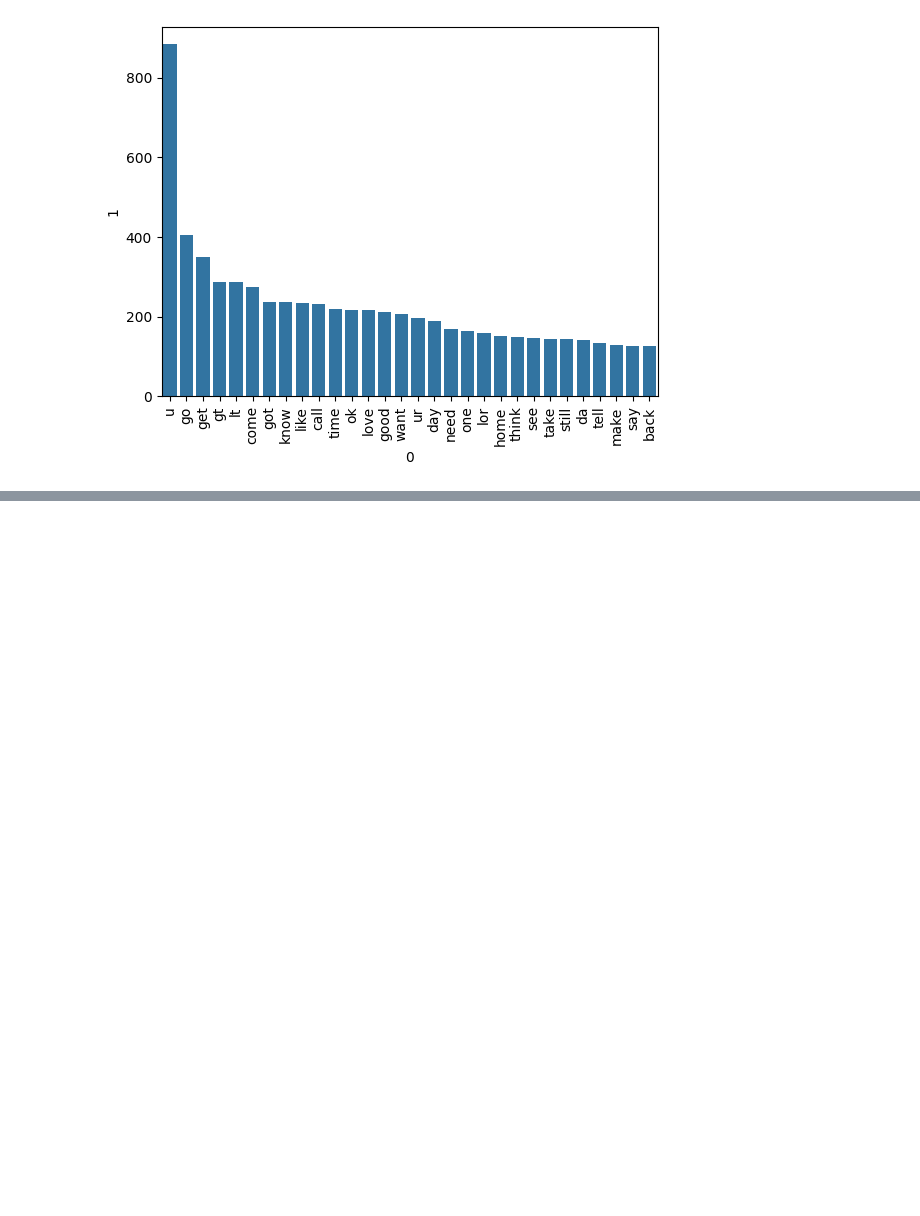
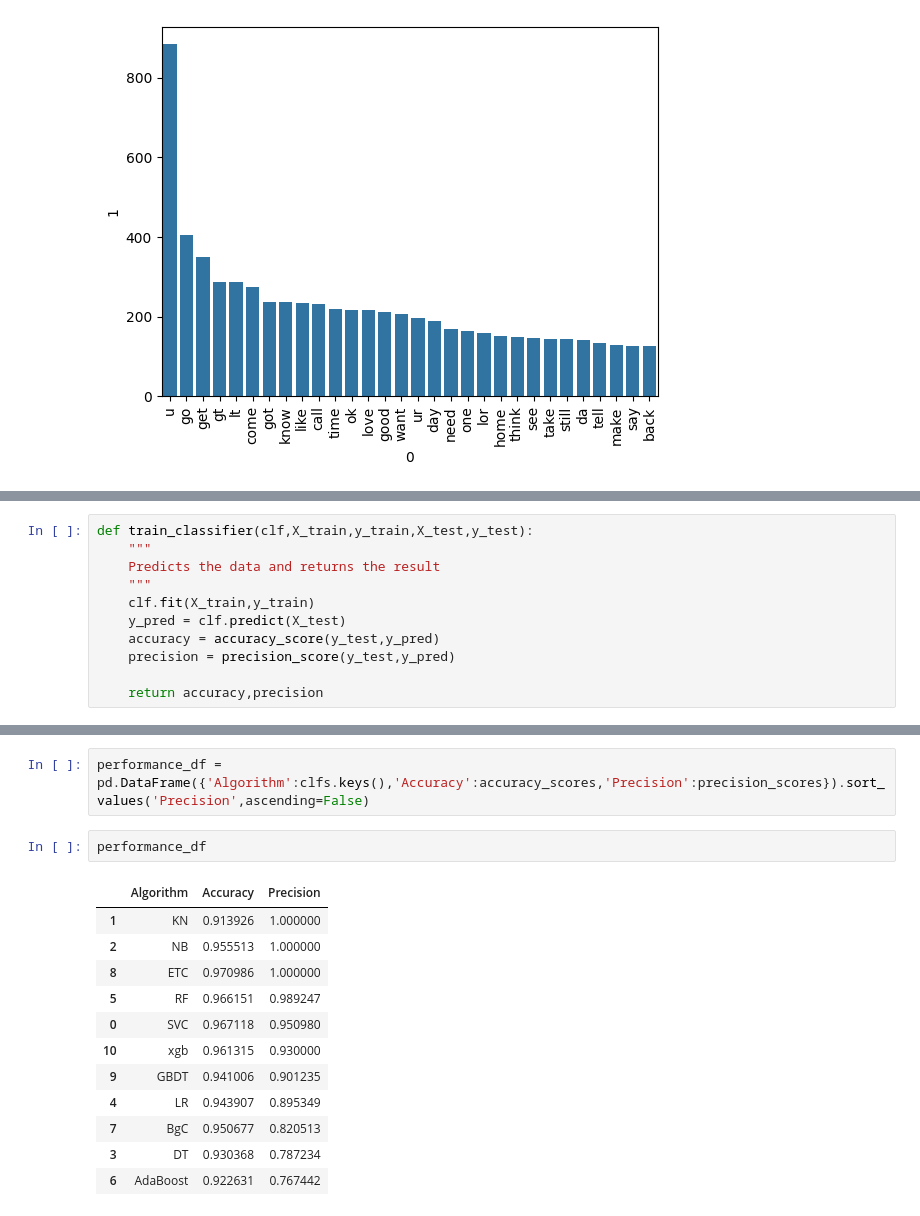
Before and after one commit to lalchhabi/Email_SMS_Spam_Detection, a Jupyter notebook: email_sms_classifier.ipynb, the cells around one changed output, grey strips where cells are left out. Saved outputs shown, nothing was run; the diff lists cells and outputs as text; blank space fills up the shorter version.

```diff
--- a/email_sms_classifier.ipynb
+++ b/email_sms_classifier.ipynb
@@ -434,0 +555,11 @@ plt.show()
+# %%
+def train_classifier(clf,X_train,y_train,X_test,y_test):
+    """
+    Predicts the data and returns the result
+    """
+    clf.fit(X_train,y_train)
+    y_pred = clf.predict(X_test)
+    accuracy = accuracy_score(y_test,y_pred)
+    precision = precision_score(y_test,y_pred)
+
+    return accuracy,precision
@@ -434,0 +602,17 @@ plt.show()
+# %%
+performance_df = pd.DataFrame({'Algorithm':clfs.keys(),'Accuracy':accuracy_scores,'Precision':precision_scores}).sort_values('Precision',ascending=False)
+# %%
+performance_df
+# %% [output]
+|  | Algorithm | Accuracy | Precision |
+| 1 | KN | 0.913926 | 1.000000 |
+| 2 | NB | 0.955513 | 1.000000 |
+| 8 | ETC | 0.970986 | 1.000000 |
+| 5 | RF | 0.966151 | 0.989247 |
+| 0 | SVC | 0.967118 | 0.950980 |
+| 10 | xgb | 0.961315 | 0.930000 |
+| 9 | GBDT | 0.941006 | 0.901235 |
+| 4 | LR | 0.943907 | 0.895349 |
+| 7 | BgC | 0.950677 | 0.820513 |
+| 3 | DT | 0.930368 | 0.787234 |
+| 6 | AdaBoost | 0.922631 | 0.767442 |
```
Also changed, not shown: parts of 25 cells of this notebook.
